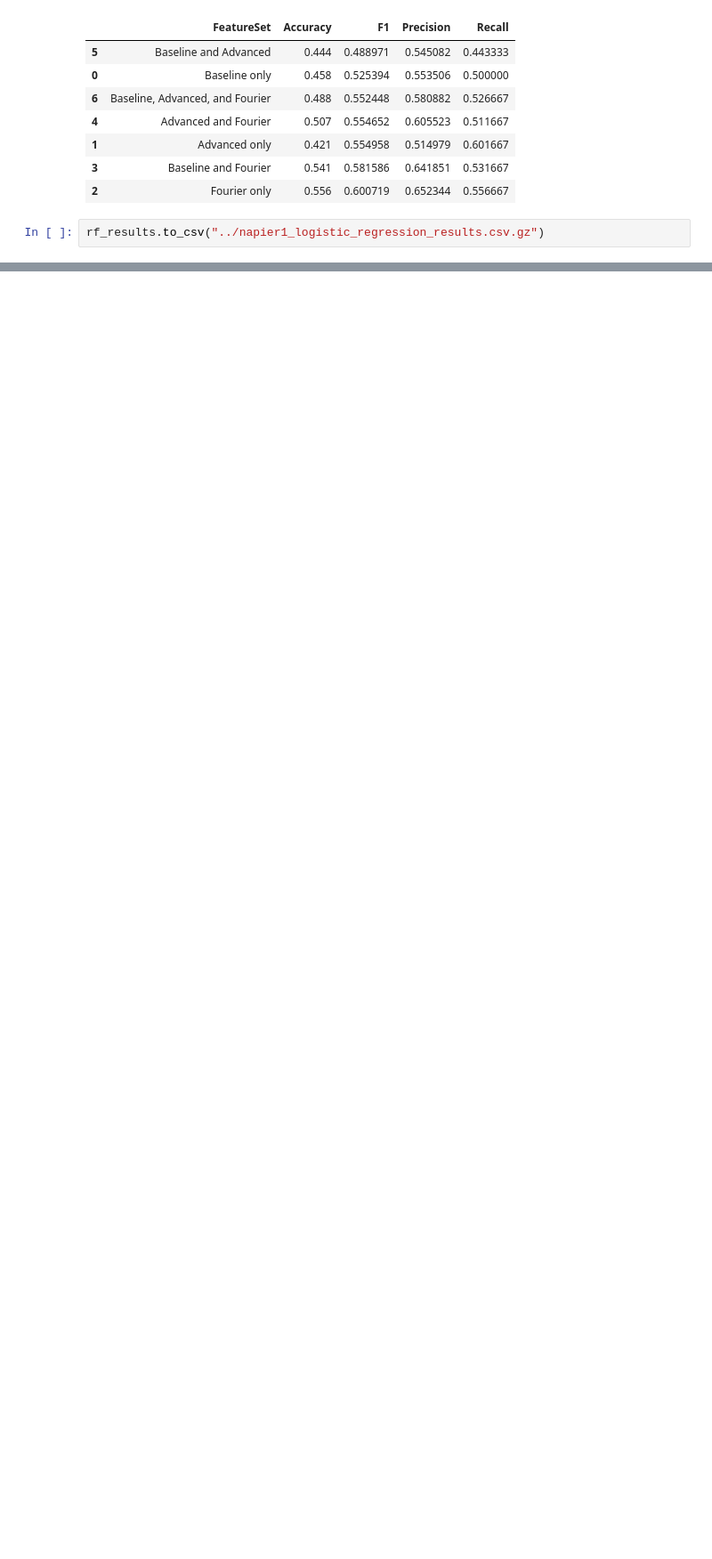
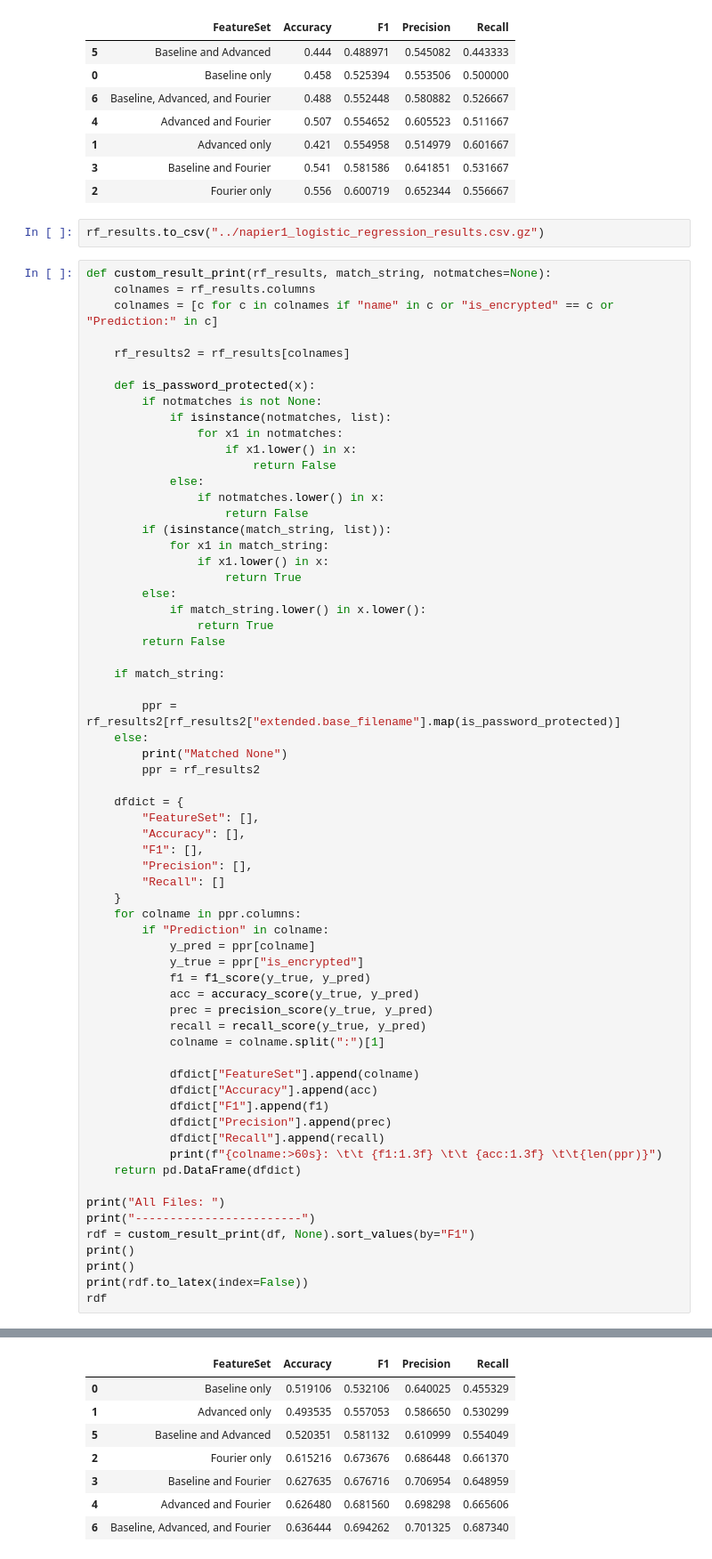
Before and after one commit to bhattacharjee/RansomFoRRT, a Jupyter notebook: napierone/napierone_logistic_regression_1.1.ipynb, the cells around one changed output, grey strips where cells are left out. Shown: that part at 89% size. Drawn from its saved outputs; the diff is of its cells as text; blank space fills up the shorter version.

Commit message:
adding some more tables

```diff
--- a/napierone/napierone_logistic_regression_1.1.ipynb
+++ b/napierone/napierone_logistic_regression_1.1.ipynb
@@ -558,3 +558,68 @@ audio files
 | 2 | Fourier only | 0.556 | 0.600719 | 0.652344 | 0.556667 |
 # %%
 rf_results.to_csv("../napier1_logistic_regression_results.csv.gz")
+# %%
+def custom_result_print(rf_results, match_string, notmatches=None):
+    colnames = rf_results.columns
+    colnames = [c for c in colnames if "name" in c or "is_encrypted" == c or "Prediction:" in c]
+
+    rf_results2 = rf_results[colnames]
+
+    def is_password_protected(x):
+        if notmatches is not None:
+            if isinstance(notmatches, list):
+                for x1 in notmatches:
+                    if x1.lower() in x:
+                        return False
+            else:
+                if notmatches.lower() in x:
+                    return False
+        if (isinstance(match_string, list)):
+            for x1 in match_string:
+                if x1.lower() in x:
+                    return True
+        else:
+            if match_string.lower() in x.lower():
+                return True
+        return False
+
+    if match_string:
+
+        ppr = rf_results2[rf_results2["extended.base_filename"].map(is_password_protected)]
+    else:
+        print("Matched None")
+        ppr = rf_results2
+
+    dfdict = {
+        "FeatureSet": [],
+        "Accuracy": [],
+        "F1": [],
+        "Precision": [],
+        "Recall": []
+    }
+    for colname in ppr.columns:
+        if "Prediction" in colname:
+            y_pred = ppr[colname]
+            y_true = ppr["is_encrypted"]
+            f1 = f1_score(y_true, y_pred)
+            acc = accuracy_score(y_true, y_pred)
+            prec = precision_score(y_true, y_pred)
+            recall = recall_score(y_true, y_pred)
+            colname = colname.split(":")[1]
+
+            dfdict["FeatureSet"].append(colname)
+            dfdict["Accuracy"].append(acc)
+            dfdict["F1"].append(f1)
+            dfdict["Precision"].append(prec)
+            dfdict["Recall"].append(recall)
+            print(f"{colname:>60s}: \t\t {f1:1.3f} \t\t {acc:1.3f} \t\t{len(ppr)}")
+    return pd.DataFrame(dfdict)
+
+print("All Files: ")
+print("------------------------")
+rdf = custom_result_print(df, None).sort_values(by="F1")
+print()
+print()
+print(rdf.to_latex(index=False))
+rdf
+# %% [output]
@@ -560,0 +643,8 @@ rf_results.to_csv("../napier1_logistic_regression_results.csv.gz")
+|  | FeatureSet | Accuracy | F1 | Precision | Recall |
+| 0 | Baseline only | 0.519106 | 0.532106 | 0.640025 | 0.455329 |
+| 1 | Advanced only | 0.493535 | 0.557053 | 0.586650 | 0.530299 |
+| 5 | Baseline and Advanced | 0.520351 | 0.581132 | 0.610999 | 0.554049 |
+| 2 | Fourier only | 0.615216 | 0.673676 | 0.686448 | 0.661370 |
+| 3 | Baseline and Fourier | 0.627635 | 0.676716 | 0.706954 | 0.648959 |
+| 4 | Advanced and Fourier | 0.626480 | 0.681560 | 0.698298 | 0.665606 |
+| 6 | Baseline, Advanced, and Fourier | 0.636444 | 0.694262 | 0.701325 | 0.687340 |
```
Also changed, not shown: parts of 2 cells of this notebook, 1 other file.
